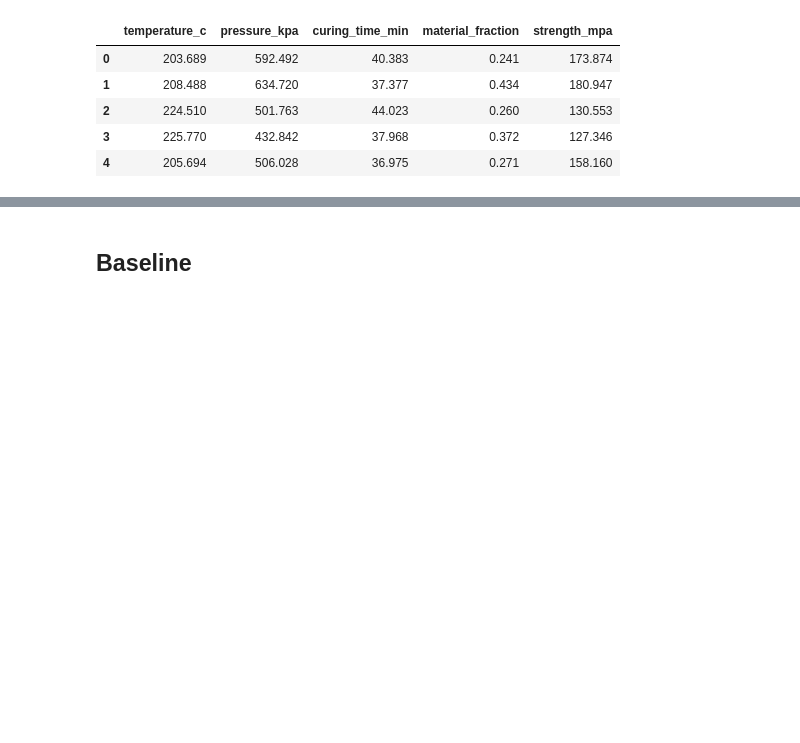
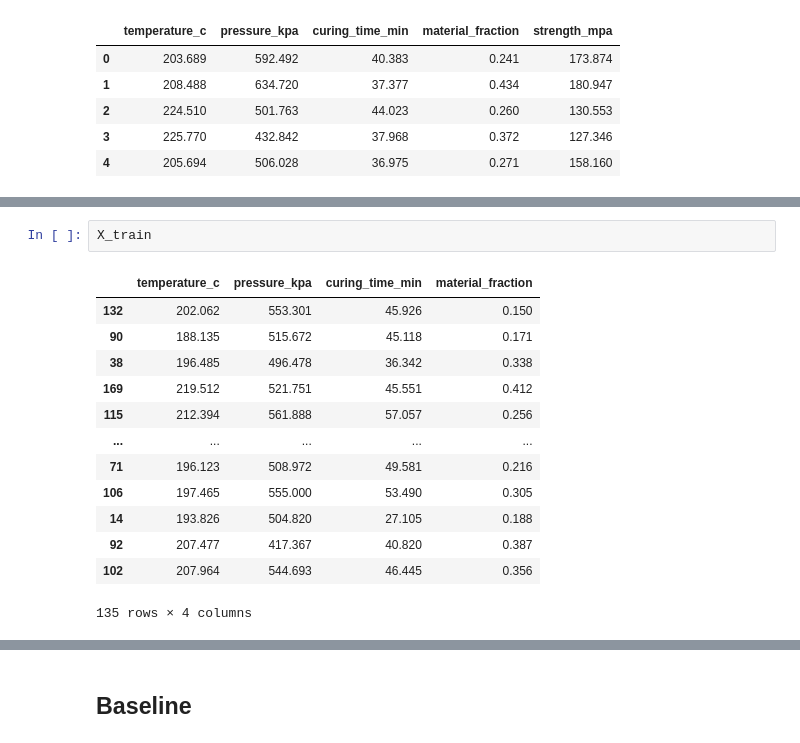
Before and after one commit to NITYA1J/COE-AI-Workshop, a Jupyter notebook: Session3_ML.ipynb, the cells around one changed output, grey strips where cells are left out. Drawn from its saved outputs; the diff is of its cells as text; blank space fills up the shorter version.

```diff
--- a/Session3_ML.ipynb
+++ b/Session3_ML.ipynb
@@ -31,0 +74,16 @@ df.head()
+# %%
+X_train
+# %% [output]
+|  | temperature_c | pressure_kpa | curing_time_min | material_fraction |
+| 132 | 202.062 | 553.301 | 45.926 | 0.150 |
+| 90 | 188.135 | 515.672 | 45.118 | 0.171 |
+| 38 | 196.485 | 496.478 | 36.342 | 0.338 |
+| 169 | 219.512 | 521.751 | 45.551 | 0.412 |
+| 115 | 212.394 | 561.888 | 57.057 | 0.256 |
+| ... | ... | ... | ... | ... |
+| 71 | 196.123 | 508.972 | 49.581 | 0.216 |
+| 106 | 197.465 | 555.000 | 53.490 | 0.305 |
+| 14 | 193.826 | 504.820 | 27.105 | 0.188 |
+| 92 | 207.477 | 417.367 | 40.820 | 0.387 |
+| 102 | 207.964 | 544.693 | 46.445 | 0.356 |
+135 rows × 4 columns
```
Also changed, not shown: parts of 7 cells of this notebook.
